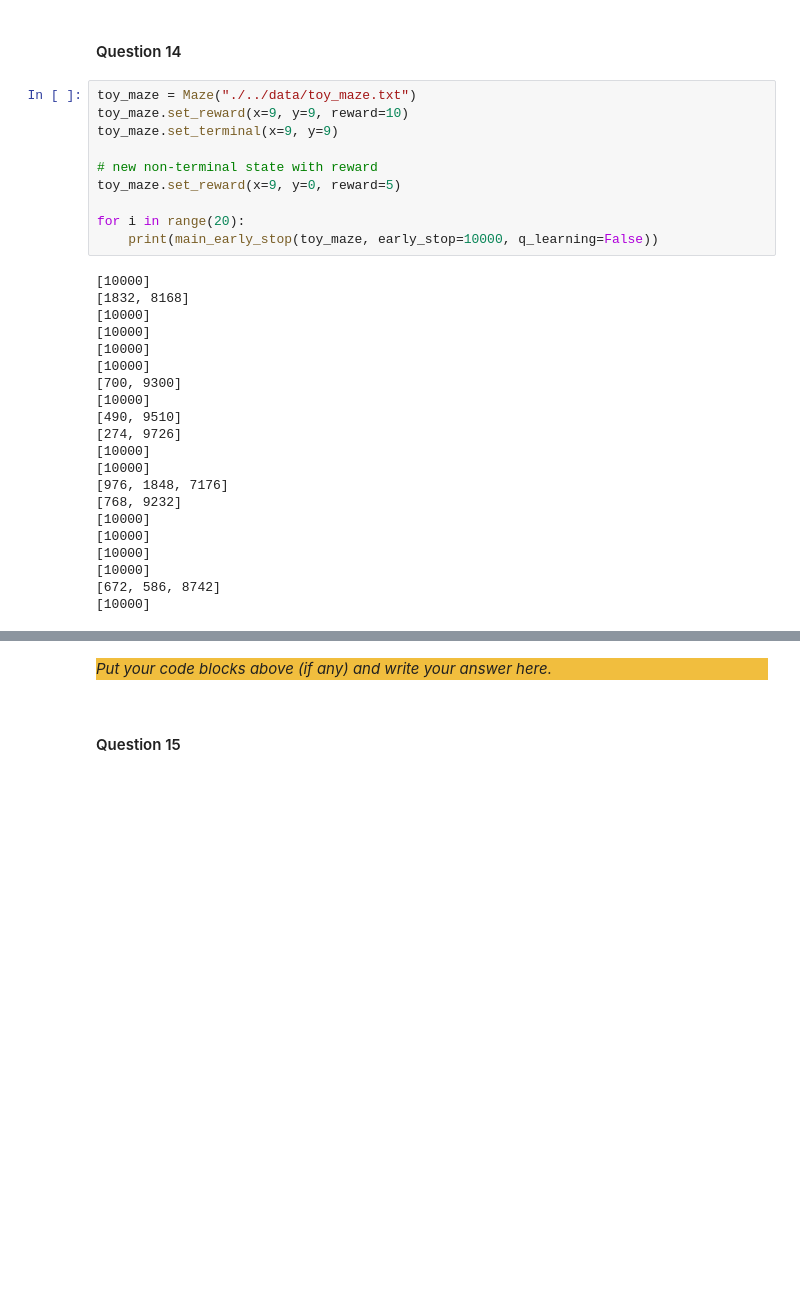
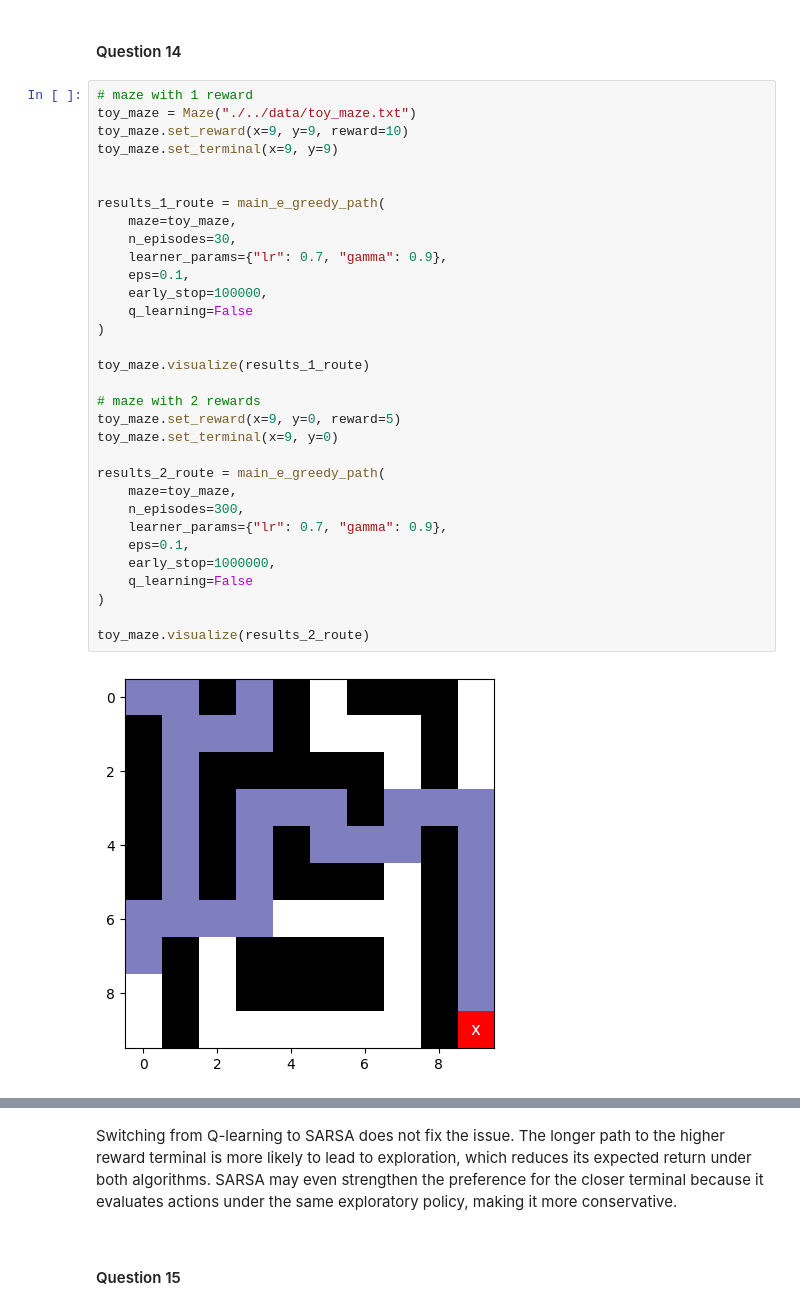
Before and after one commit to fusiatique/ci-assignments, a Jupyter notebook: assignment_3/src/Main.ipynb, the cells around one changed output, grey strips where cells are left out. Saved outputs shown, nothing was run; the diff lists cells and outputs as text; blank space fills up the shorter version.

```diff
--- a/assignment_3/src/Main.ipynb
+++ b/assignment_3/src/Main.ipynb
@@ -768,33 +841,36 @@ In some cases, we see that the agent does find the terminal state. However, duri
 # %% [markdown]
 #### Question 14
 # %%
+# maze with 1 reward
 toy_maze = Maze("./../data/toy_maze.txt")
 toy_maze.set_reward(x=9, y=9, reward=10)
 toy_maze.set_terminal(x=9, y=9)
 
-# new non-terminal state with reward
+
+results_1_route = main_e_greedy_path(
+    maze=toy_maze,
+    n_episodes=30,
+    learner_params={"lr": 0.7, "gamma": 0.9},
+    eps=0.1,
+    early_stop=100000,
+    q_learning=False
+)
+
+toy_maze.visualize(results_1_route)
+
+# maze with 2 rewards
 toy_maze.set_reward(x=9, y=0, reward=5)
+toy_maze.set_terminal(x=9, y=0)
 
-for i in range(20):
-    print(main_early_stop(toy_maze, early_stop=10000, q_learning=False))
+results_2_route = main_e_greedy_path(
+    maze=toy_maze,
+    n_episodes=300,
+    learner_params={"lr": 0.7, "gamma": 0.9},
+    eps=0.1,
+    early_stop=1000000,
+    q_learning=False
+)
+
+toy_maze.visualize(results_2_route)
 # %% [output]
-[10000]
-[1832, 8168]
-[10000]
-[10000]
-[10000]
-[10000]
-[700, 9300]
-[10000]
-[490, 9510]
-[274, 9726]
-[10000]
-[10000]
-[976, 1848, 7176]
-[768, 9232]
-[10000]
-[10000]
-[10000]
-[10000]
-[672, 586, 8742]
-[10000]
+[figure, added]
@@ -801,6 +878,6 @@ for i in range(20):
-# %% [markdown]
-<div style="background-color:#f1be3e">
-
-_Put your code blocks above (if any) and write your answer here._
+# %% [markdown]
+<div>
+
+Switching from Q-learning to SARSA does not fix the issue. The longer path to the higher reward terminal is more likely to lead to exploration, which reduces its expected return under both algorithms. SARSA may even strengthen the preference for the closer terminal because it evaluates actions under the same exploratory policy, making it more conservative.
 # %% [markdown]
 #### Question 15
```
Also changed, not shown: parts of 34 cells of this notebook.
